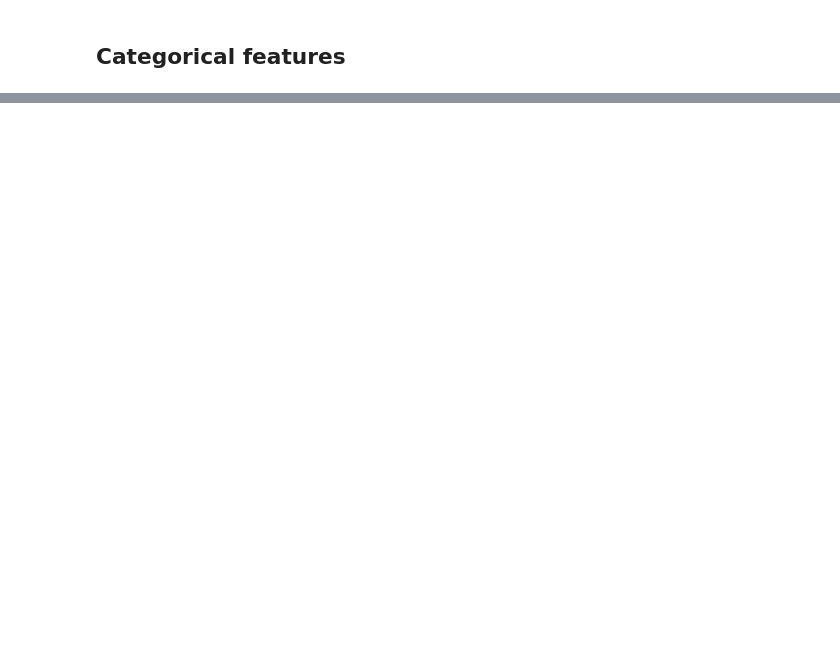
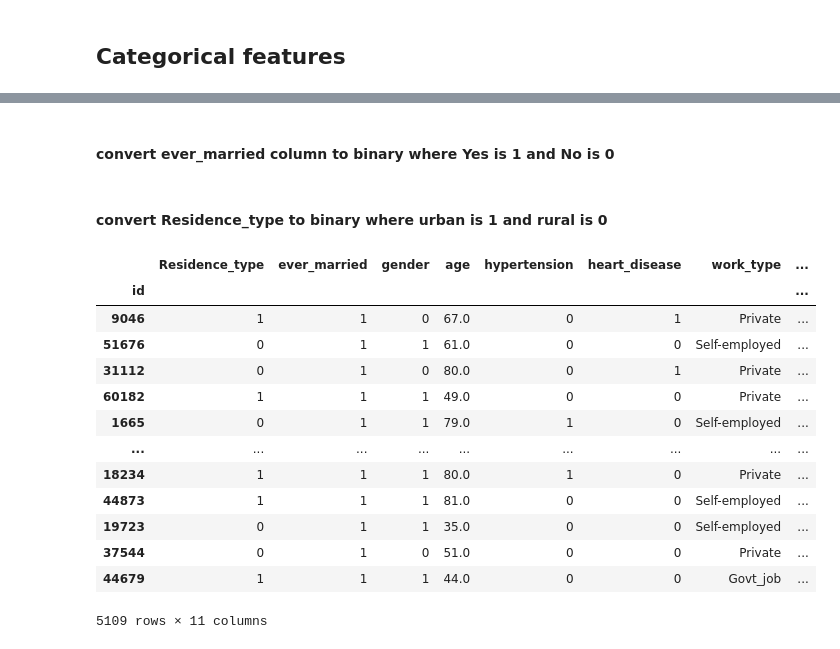
Before and after one commit to rotznmu/stroke_prediction_capstone, a Jupyter notebook: Stroke Prediction.ipynb, the cells around one changed output, grey strips where cells are left out. Cells and saved outputs as stored; diff of their text form; code cells hidden in the pictures; blank space fills up the shorter version.

```diff
--- a/Stroke Prediction.ipynb
+++ b/Stroke Prediction.ipynb
@@ -283,0 +414,2 @@ stroke_data.select_dtypes('object')
+# %%
+stroke_data.drop(stroke_data[stroke_data['gender'] == 'Other'].index, inplace = True)
@@ -283,0 +480,2 @@ stroke_data.select_dtypes('object')
+# %% [markdown]
+#### convert ever_married column to binary where Yes is 1 and No is 0
@@ -283,0 +488,24 @@ stroke_data.select_dtypes('object')
+# %% [markdown]
+#### convert Residence_type to binary where urban is 1 and rural is 0
+# %%
+conv_res = pd.get_dummies(stroke_data['Residence_type'])
+conv_res2 = pd.concat((conv_res, stroke_data), axis=1)
+conv_res2 = conv_res2.drop(['Residence_type'], axis=1)
+conv_res2 = conv_res2.drop(['Rural'], axis=1)
+stroke_data = conv_res2.rename(columns={'Urban': 'Residence_type'})
+stroke_data
+# %% [output]
+|  | Residence_type | ever_married | gender | age | hypertension | heart_disease | work_type | ... |
+| id |  |  |  |  |  |  |  | ... |
+| 9046 | 1 | 1 | 0 | 67.0 | 0 | 1 | Private | ... |
+| 51676 | 0 | 1 | 1 | 61.0 | 0 | 0 | Self-employed | ... |
+| 31112 | 0 | 1 | 0 | 80.0 | 0 | 1 | Private | ... |
+| 60182 | 1 | 1 | 1 | 49.0 | 0 | 0 | Private | ... |
+| 1665 | 0 | 1 | 1 | 79.0 | 1 | 0 | Self-employed | ... |
+| ... | ... | ... | ... | ... | ... | ... | ... | ... |
+| 18234 | 1 | 1 | 1 | 80.0 | 1 | 0 | Private | ... |
+| 44873 | 1 | 1 | 1 | 81.0 | 0 | 0 | Self-employed | ... |
+| 19723 | 0 | 1 | 1 | 35.0 | 0 | 0 | Self-employed | ... |
+| 37544 | 0 | 1 | 0 | 51.0 | 0 | 0 | Private | ... |
+| 44679 | 1 | 1 | 1 | 44.0 | 0 | 0 | Govt_job | ... |
+5109 rows × 11 columns
```
Also changed, not shown: parts of 46 cells of this notebook.
